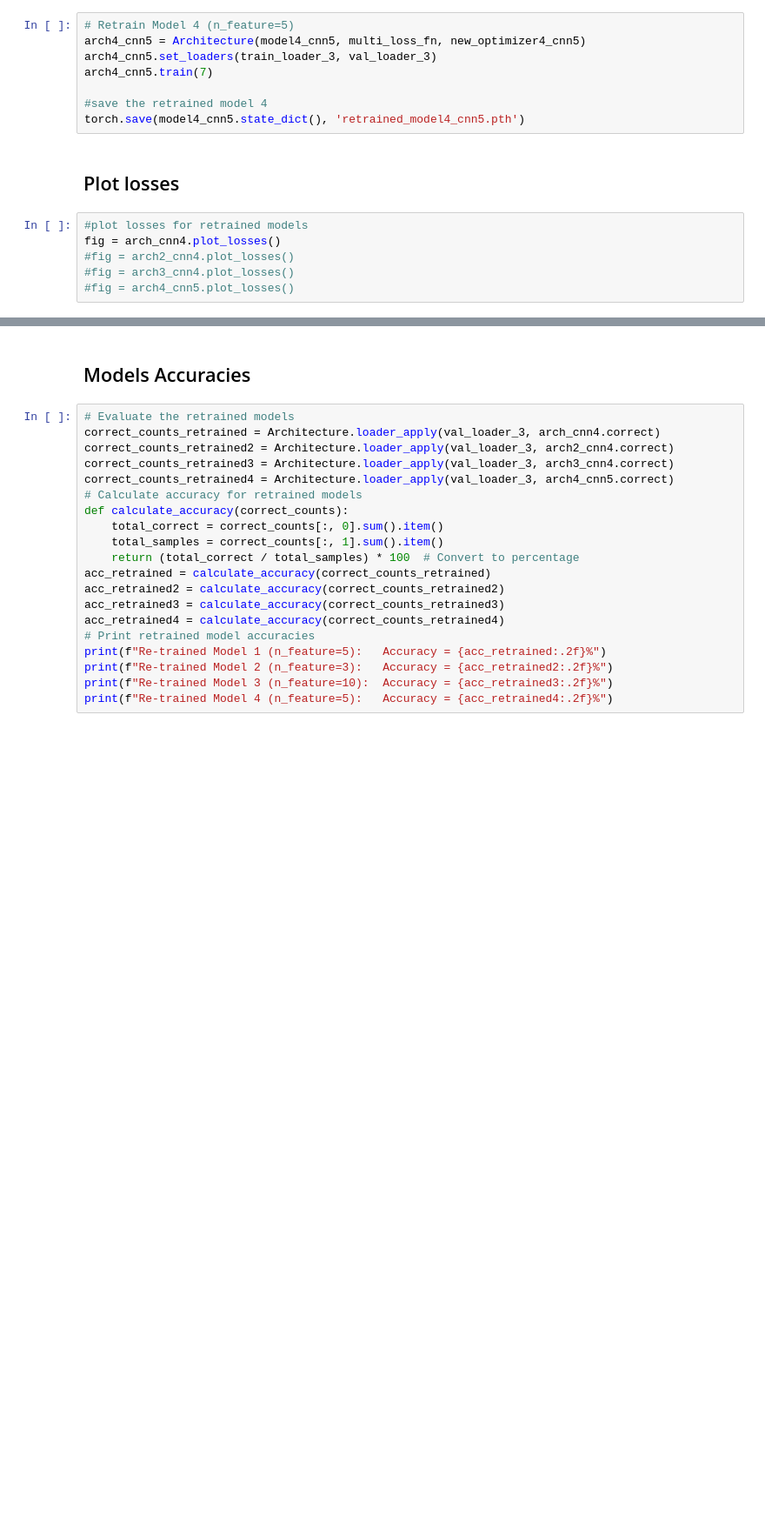
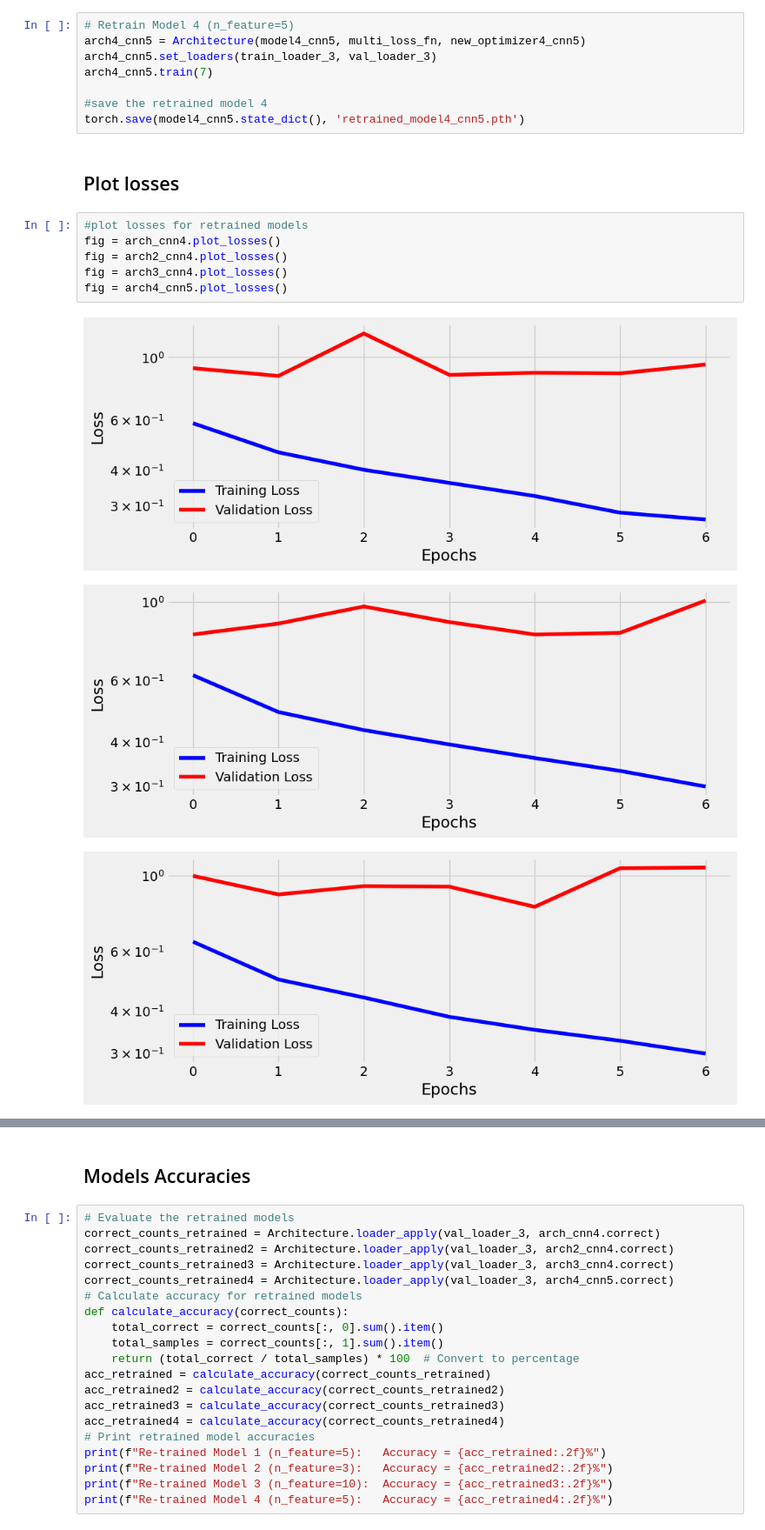
Before and after one commit to TomazFilgueira/UFRN-ML-2025-1-AutoParts_Classification, a Jupyter notebook: Iracing_classification.ipynb, the cells around one changed output, grey strips where cells are left out. Shown at 87% size. Cells and saved outputs as stored; diff of their text form; blank space fills up the shorter version.

Commit message:
new LR train losses

```diff
--- a/Iracing_classification.ipynb
+++ b/Iracing_classification.ipynb
@@ -2082,6 +2100,10 @@ torch.save(model4_cnn5.state_dict(), 'retrained_model4_cnn5.pth')
 # %%
 #plot losses for retrained models
 fig = arch_cnn4.plot_losses()
-#fig = arch2_cnn4.plot_losses()
-#fig = arch3_cnn4.plot_losses()
-#fig = arch4_cnn5.plot_losses()
+fig = arch2_cnn4.plot_losses()
+fig = arch3_cnn4.plot_losses()
+fig = arch4_cnn5.plot_losses()
+# %% [output]
+[figure, added]
+[figure, added]
+[figure, added]
```
Also changed, not shown: parts of 2 cells of this notebook, 6 other files.
